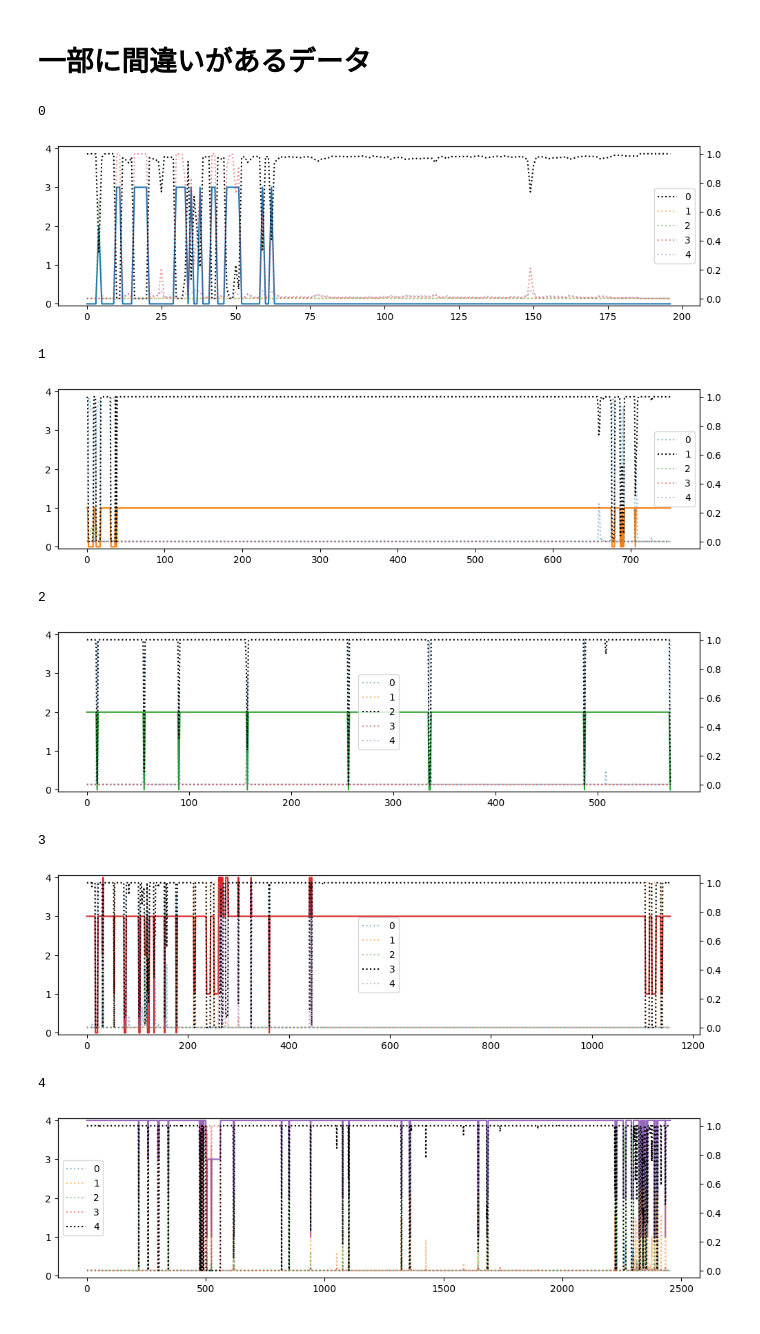
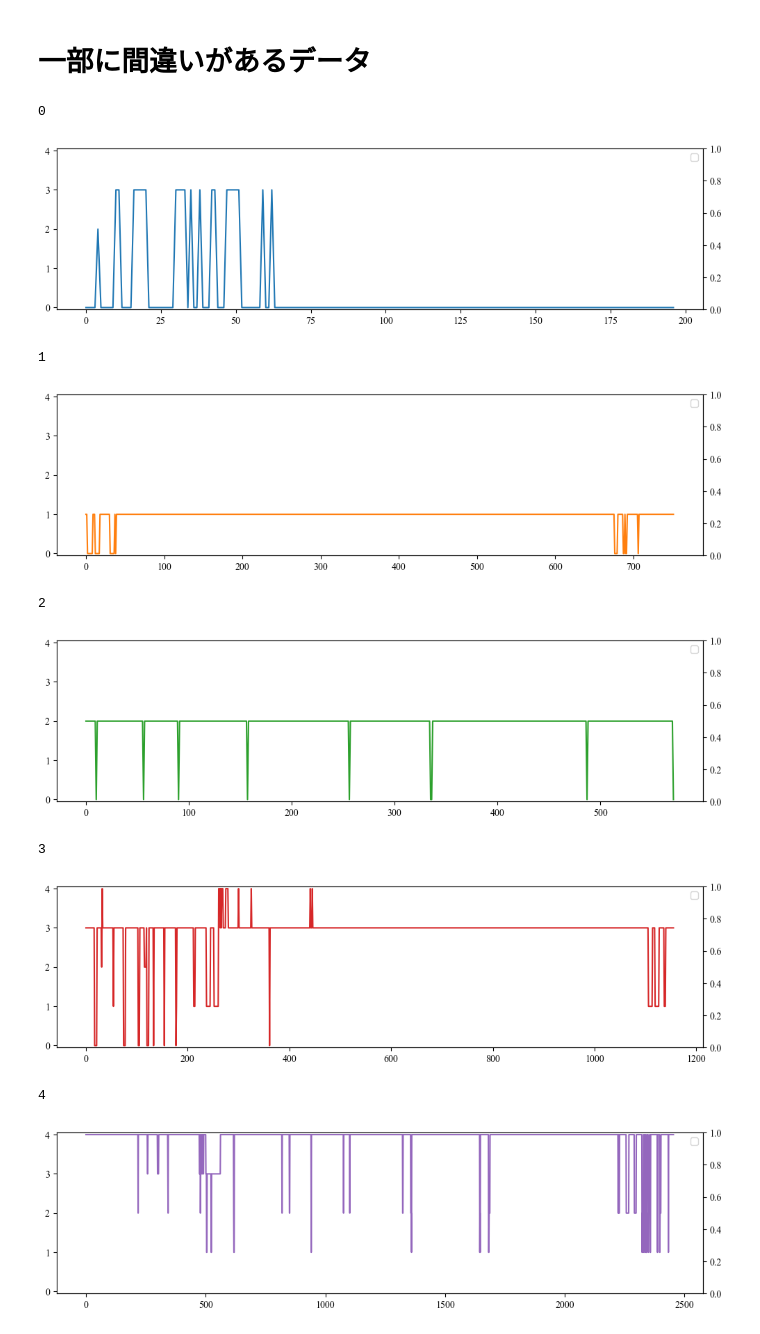
Before and after one commit to kojikojiprg/har-for-or, a Jupyter notebook: notebooks/test_invididual_label_corr.ipynb, the cells around one changed output. Cells and saved outputs as stored; diff of their text form; code cells hidden in the pictures.

```diff
--- a/notebooks/test_invididual_label_corr.ipynb
+++ b/notebooks/test_invididual_label_corr.ipynb
@@ -61,9 +62,7 @@ video_num = int(os.path.basename(path).split(".")[0].split("_")[2])
 annotations = np.loadtxt(path, str, skiprows=1, delimiter=" ")
 
 # load config
-config = yaml_handler.load(
-    f"{checkpoint_dir}/individual-{model_type}.yaml"
-)
+config = yaml_handler.load(f"{checkpoint_dir}/individual-{model_type}.yaml")
 seq_len = config.seq_len
 stride = config.stride
 
@@ -150,0 +103,8 @@ plot_cm(cm, labels, normalize=True)
+# %%
+label_counts = {i: 0 for i in range(config.n_clusters)}
+for label_gt in label_gts:
+    label_counts[label_gt] += 1
+
+label_counts = [(k, v) for k, v in label_counts.items()]
+label_counts.append(("total", len(label_gts)))
+label_counts
@@ -378,44 +303,44 @@ for _id in miss_ids_part:
     label_gts += sample.T[2].tolist()
     label_confs += sample.T[3:8].T.tolist()
 label_preds = np.array(label_preds).astype(int)
 label_gts = np.array(label_gts).astype(int)
 label_confs = np.array(label_confs)
 
 cm = plt.get_cmap("tab10")
 for label_gt in np.unique(label_gts):
     print(label_gt)
     fig = plt.figure(figsize=(12, 3))
     ax = fig.subplots()
     ax1 = ax.twinx()
     mask = label_gts == label_gt
     preds_tmp = label_preds[mask]
 
     # plot label
     c = cm(label_gt)
     ax.plot(label_preds[mask], c=c, label=label_gt)
     ax.set_ylim(-0.05, 4.05)
 
     # plot conf
-    for l in range(config.n_clusters):
-        if l != label_gt:
-            ax1.plot(
-                label_confs[mask][:, l], c=cm(l), alpha=0.5, linestyle=":", label=l
-            )
-        else:
-            ax1.plot(label_confs[mask][:, l], c="black", linestyle=":", label=l)
-    ax1.set_ylim(-0.05, 1.05)
+    # for l in range(config.n_clusters):
+    #     if l != label_gt:
+    #         ax1.plot(
+    #             label_confs[mask][:, l], c=cm(l), alpha=0.5, linestyle=":", label=l
+    #         )
+    #     else:
+    #         ax1.plot(label_confs[mask][:, l], c="black", linestyle=":", label=l)
+    # ax1.set_ylim(-0.05, 1.05)
 
     plt.legend()
     plt.show()
 # %% [output]
 0
-[figure, old version]
+[figure, new version]
 1
-[figure, old version]
+[figure, new version]
 2
-[figure, old version]
+[figure, new version]
 3
-[figure, old version]
+[figure, new version]
 4
-[figure, old version]
+[figure, new version]
 # %%
```
Also changed, not shown: parts of 11 cells of this notebook.
